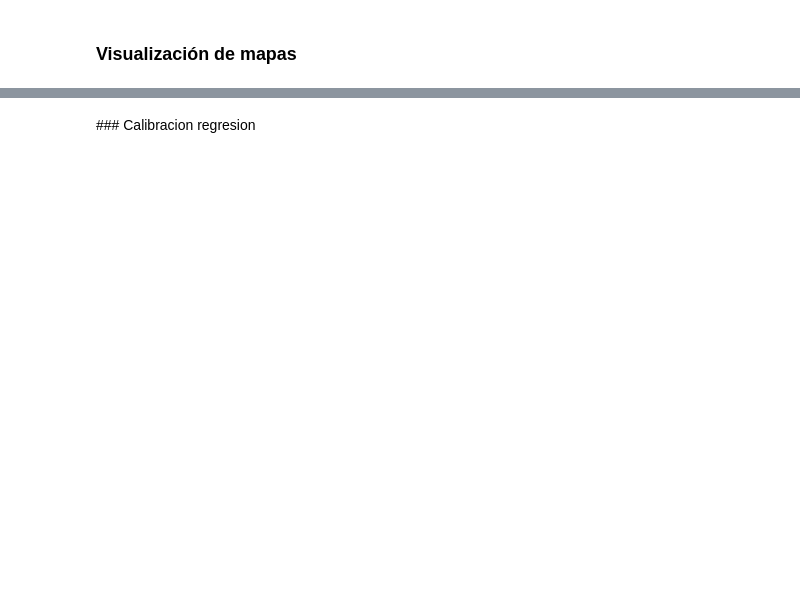
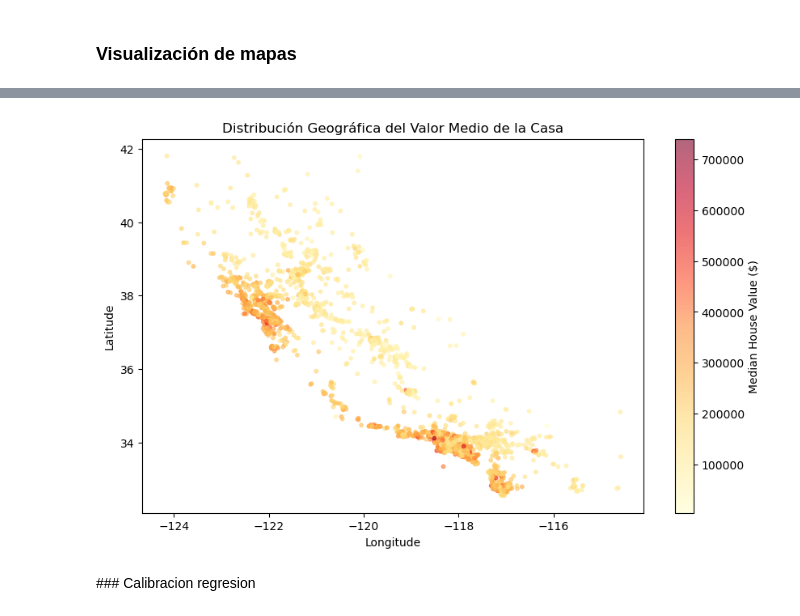
Before and after one commit to Rolando1708/Analisis_de_Aprendizaje_Estadistico, a Jupyter notebook: Parcial 2/Red nueronal_sin_resolver.ipynb, the cells around one changed output, grey strips where cells are left out. Cells and saved outputs as stored; diff of their text form; code cells hidden in the pictures; blank space fills up the shorter version.

```diff
--- a/Parcial 2/Red nueronal_sin_resolver.ipynb
+++ b/Parcial 2/Red nueronal_sin_resolver.ipynb
@@ -368,3 +424,25 @@ plt.show()
+# %%
+# Mapa regresion lineal
+plt.figure(figsize=(10, 6))
+scatter = plt.scatter(
+    mapa["longitude"], mapa["latitude"],
+    c=mapa["predicciones_nn"], cmap="YlOrRd", alpha=0.6,
+    s=10  # Tamaño de los puntos
+)
+
+# Agregar una barra de color
+cbar = plt.colorbar(scatter)
+cbar.set_label("Median House Value ($)")
+
+# Etiquetas y título
+plt.xlabel("Longitude")
+plt.ylabel("Latitude")
+plt.title("Distribución Geográfica del Valor Medio de la Casa")
+
+# Mostrar el mapa
+plt.show()
+# %% [output]
+[figure, added]
 # %%
 # Red neuronal
 # %% [markdown]
```
Also changed, not shown: parts of 16 cells of this notebook.
